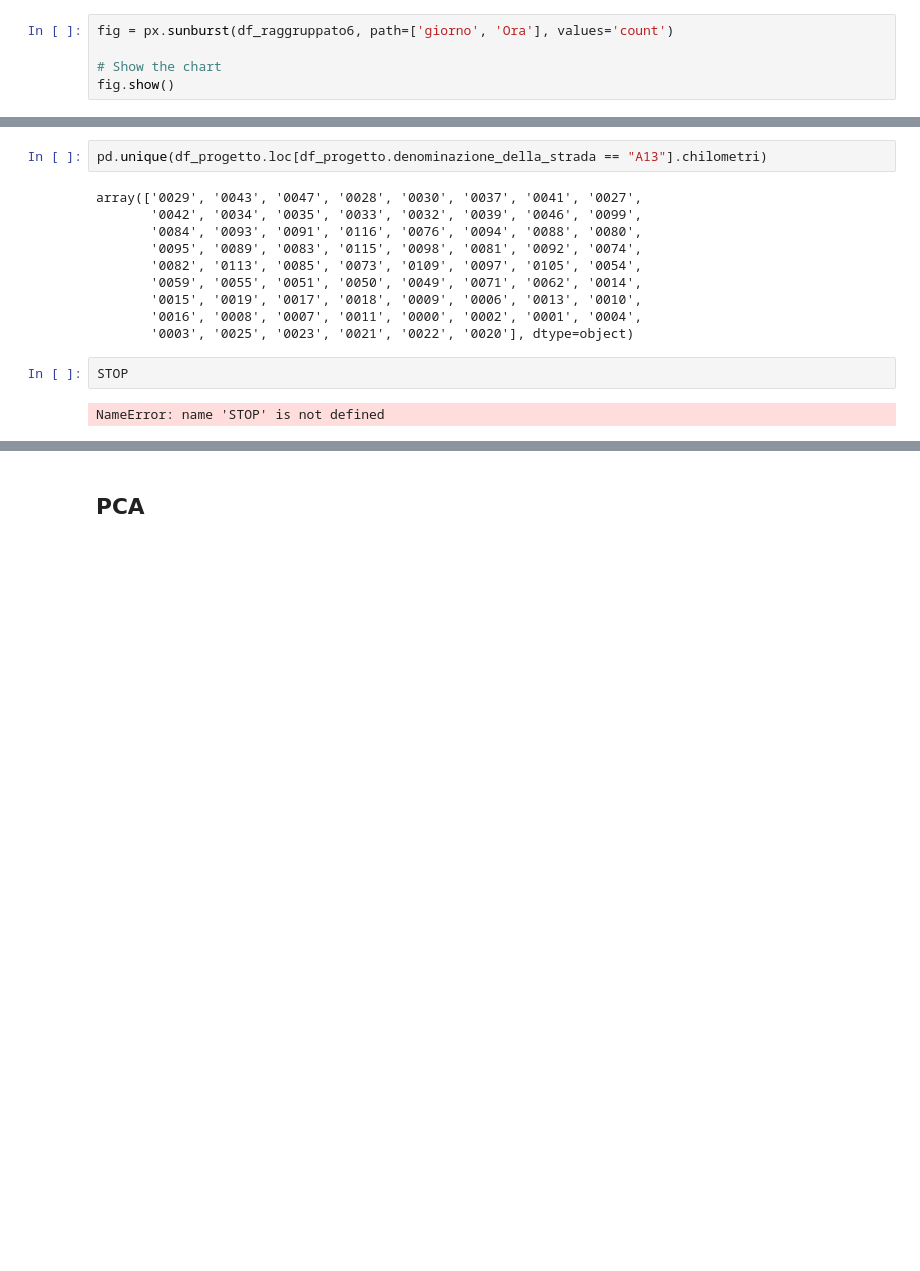
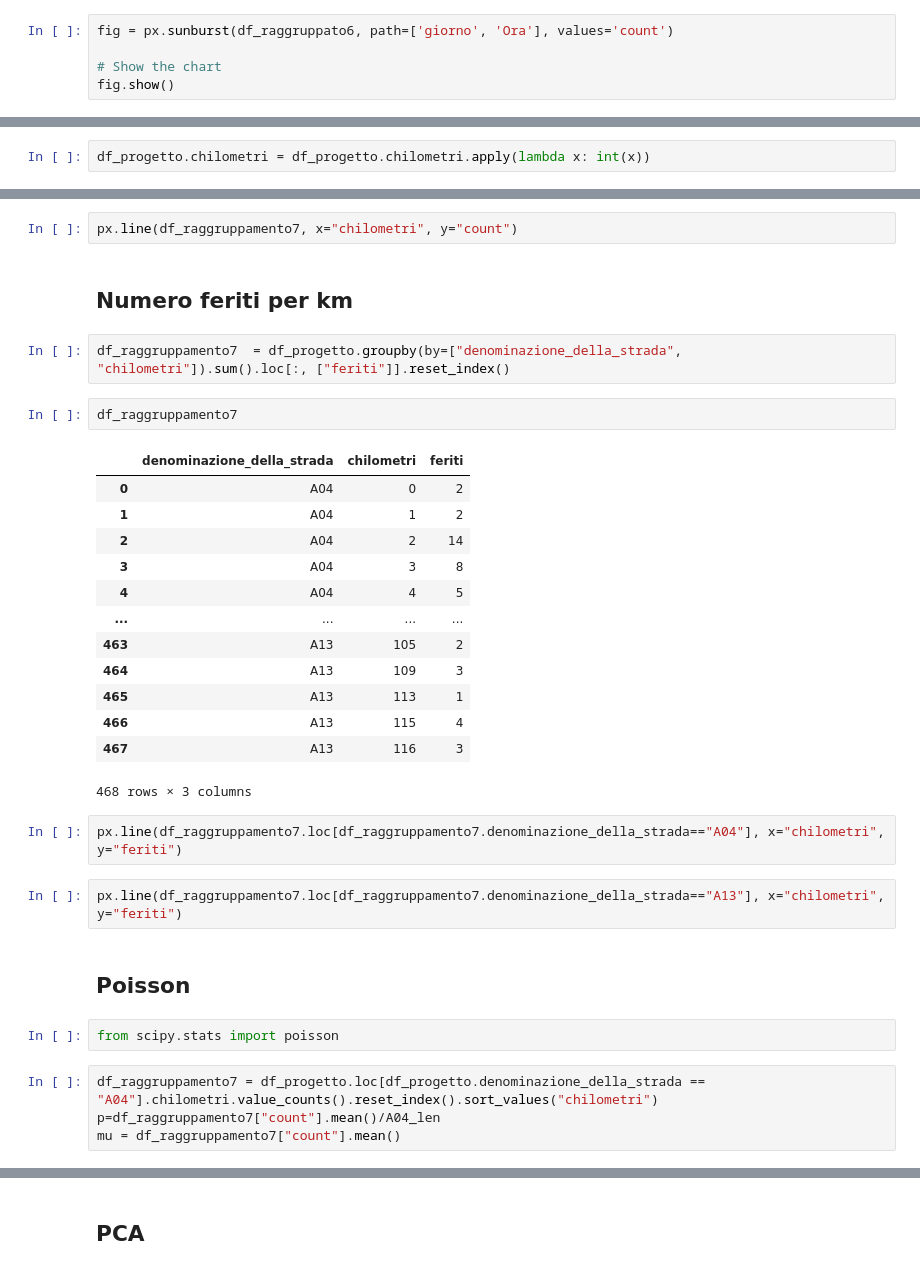
Before and after one commit to TommasoPaolino/Project_Work, a Jupyter notebook: Project_Work.ipynb, the cells around one changed output, grey strips where cells are left out. Drawn from its saved outputs; the diff is of its cells as text; blank space fills up the shorter version.

```diff
--- a/Project_Work.ipynb
+++ b/Project_Work.ipynb
@@ -1170 +1195,3 @@ fig.show()
+# %%
+df_progetto.chilometri = df_progetto.chilometri.apply(lambda x: int(x))
 # %%
@@ -1222,16 +1203,34 @@ Name: count, Length: 70, dtype: int64
-# %%
-pd.unique(df_progetto.loc[df_progetto.denominazione_della_strada == "A13"].chilometri)
-# %% [output]
-array(['0029', '0043', '0047', '0028', '0030', '0037', '0041', '0027',
-       '0042', '0034', '0035', '0033', '0032', '0039', '0046', '0099',
-       '0084', '0093', '0091', '0116', '0076', '0094', '0088', '0080',
-       '0095', '0089', '0083', '0115', '0098', '0081', '0092', '0074',
-       '0082', '0113', '0085', '0073', '0109', '0097', '0105', '0054',
-       '0059', '0055', '0051', '0050', '0049', '0071', '0062', '0014',
-       '0015', '0019', '0017', '0018', '0009', '0006', '0013', '0010',
-       '0016', '0008', '0007', '0011', '0000', '0002', '0001', '0004',
-       '0003', '0025', '0023', '0021', '0022', '0020'], dtype=object)
-# %%
-STOP
-# %% [output]
-NameError: name 'STOP' is not defined
+# %%
+px.line(df_raggruppamento7, x="chilometri", y="count")
+# %% [markdown]
+## Numero feriti per km
+# %%
+df_raggruppamento7  = df_progetto.groupby(by=["denominazione_della_strada", "chilometri"]).sum().loc[:, ["feriti"]].reset_index()
+# %%
+df_raggruppamento7
+# %% [output]
+|  | denominazione_della_strada | chilometri | feriti |
+| 0 | A04 | 0 | 2 |
+| 1 | A04 | 1 | 2 |
+| 2 | A04 | 2 | 14 |
+| 3 | A04 | 3 | 8 |
+| 4 | A04 | 4 | 5 |
+| ... | ... | ... | ... |
+| 463 | A13 | 105 | 2 |
+| 464 | A13 | 109 | 3 |
+| 465 | A13 | 113 | 1 |
+| 466 | A13 | 115 | 4 |
+| 467 | A13 | 116 | 3 |
+468 rows × 3 columns
+# %%
+px.line(df_raggruppamento7.loc[df_raggruppamento7.denominazione_della_strada=="A04"], x="chilometri", y="feriti")
+# %%
+px.line(df_raggruppamento7.loc[df_raggruppamento7.denominazione_della_strada=="A13"], x="chilometri", y="feriti")
+# %% [markdown]
+## Poisson
+# %%
+from scipy.stats import poisson
+# %%
+df_raggruppamento7 = df_progetto.loc[df_progetto.denominazione_della_strada == "A04"].chilometri.value_counts().reset_index().sort_values("chilometri")
+p=df_raggruppamento7["count"].mean()/A04_len
+mu = df_raggruppamento7["count"].mean()
```
Also changed, not shown: parts of 40 cells of this notebook.
